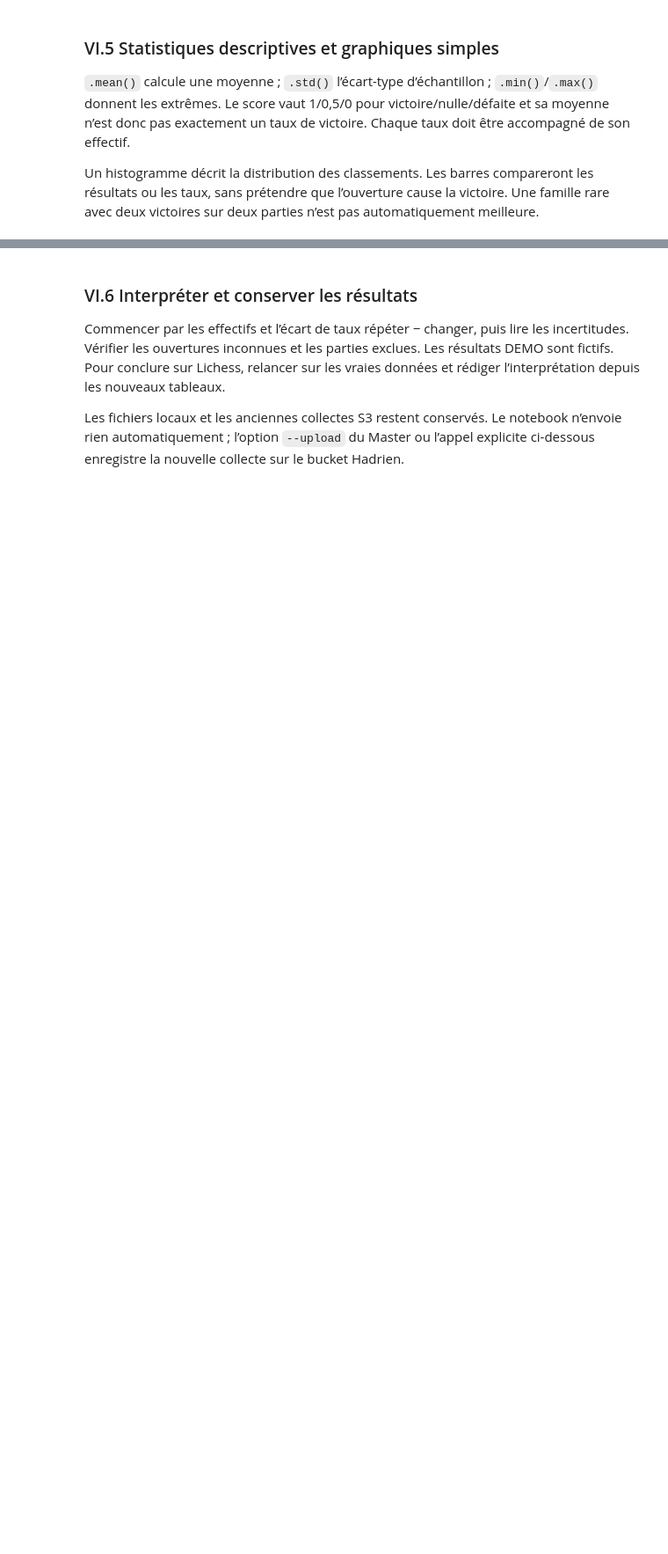
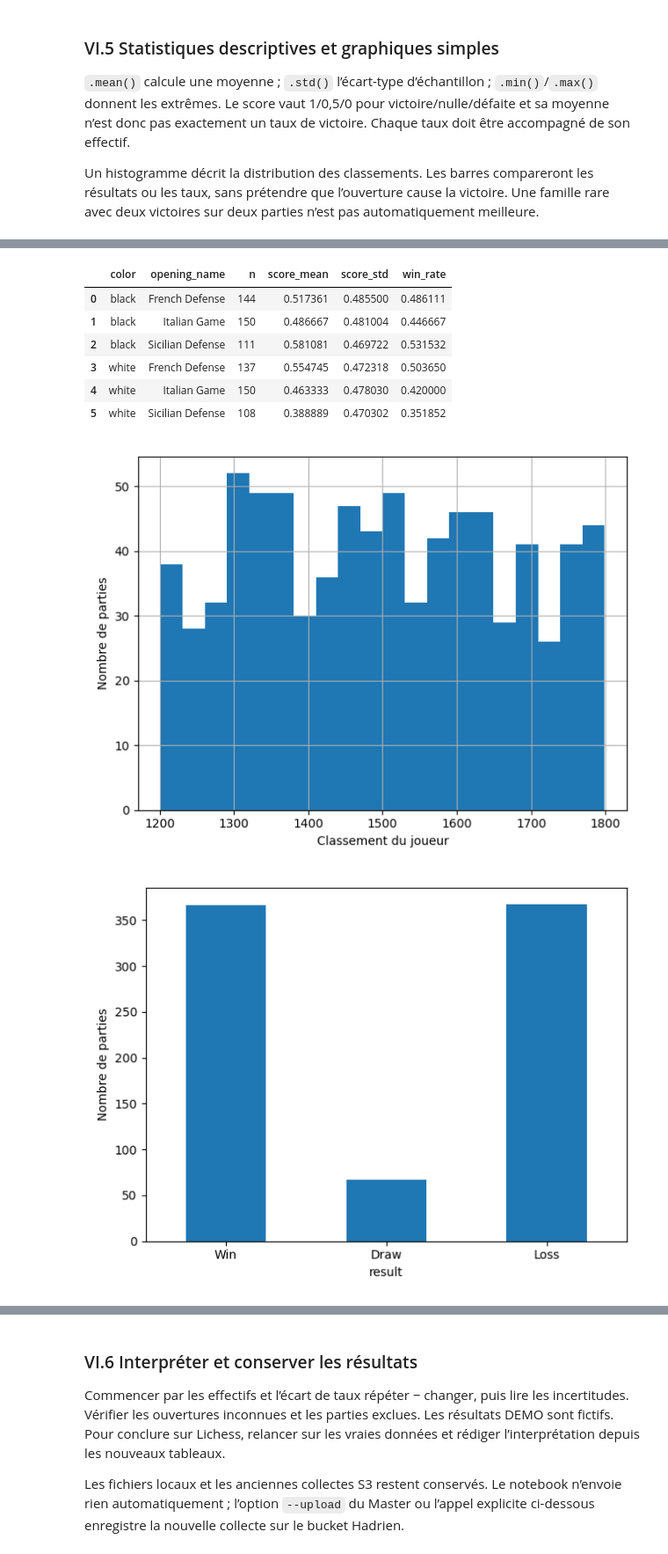
Before and after one commit to Hadrienfonrojet/ANALYSE-MARCHE-, a Jupyter notebook: Analyse_data.ipynb, the cells around one changed output, grey strips where cells are left out. Shown at 88% size. Saved outputs shown, nothing was run; the diff lists cells and outputs as text; code cells hidden in the pictures; blank space fills up the shorter version.

```diff
--- a/Analyse_data.ipynb
+++ b/Analyse_data.ipynb
@@ -1189,7 +1568,8 @@ Un histogramme décrit la distribution des classements. Les barres compareront l
 # %%
 from Analyse_repetition_ouverture import descriptifs
 
-display(descriptifs(analyse_parties))
+print("Statistiques descriptives")
+print(descriptifs(analyse_parties).to_string(index=False))
 print("Moyenne du score :", analyse_parties["score"].mean())
 print("Écart-type du score :", analyse_parties["score"].std())
 print("Maximum du score :", analyse_parties["score"].max())
@@ -1199,3 +1579,4 @@ for filename in ["histogramme_rating.png", "resultats.png", "taux_immediat.png"]
     if path.exists():
         display(Image(filename=str(path)))
 print("Résultats conservés dans", cfg.RESULTS_DIR)
+# %% [output]
@@ -1201,0 +1593,9 @@ print("Résultats conservés dans", cfg.RESULTS_DIR)
+|  | color | opening_name | n | score_mean | score_std | win_rate |
+| 0 | black | French Defense | 144 | 0.517361 | 0.485500 | 0.486111 |
+| 1 | black | Italian Game | 150 | 0.486667 | 0.481004 | 0.446667 |
+| 2 | black | Sicilian Defense | 111 | 0.581081 | 0.469722 | 0.531532 |
+| 3 | white | French Defense | 137 | 0.554745 | 0.472318 | 0.503650 |
+| 4 | white | Italian Game | 150 | 0.463333 | 0.478030 | 0.420000 |
+| 5 | white | Sicilian Defense | 108 | 0.388889 | 0.470302 | 0.351852 |
+[figure, added]
+[figure, added]
```
Also changed, not shown: parts of 42 cells of this notebook, 2 other files.
